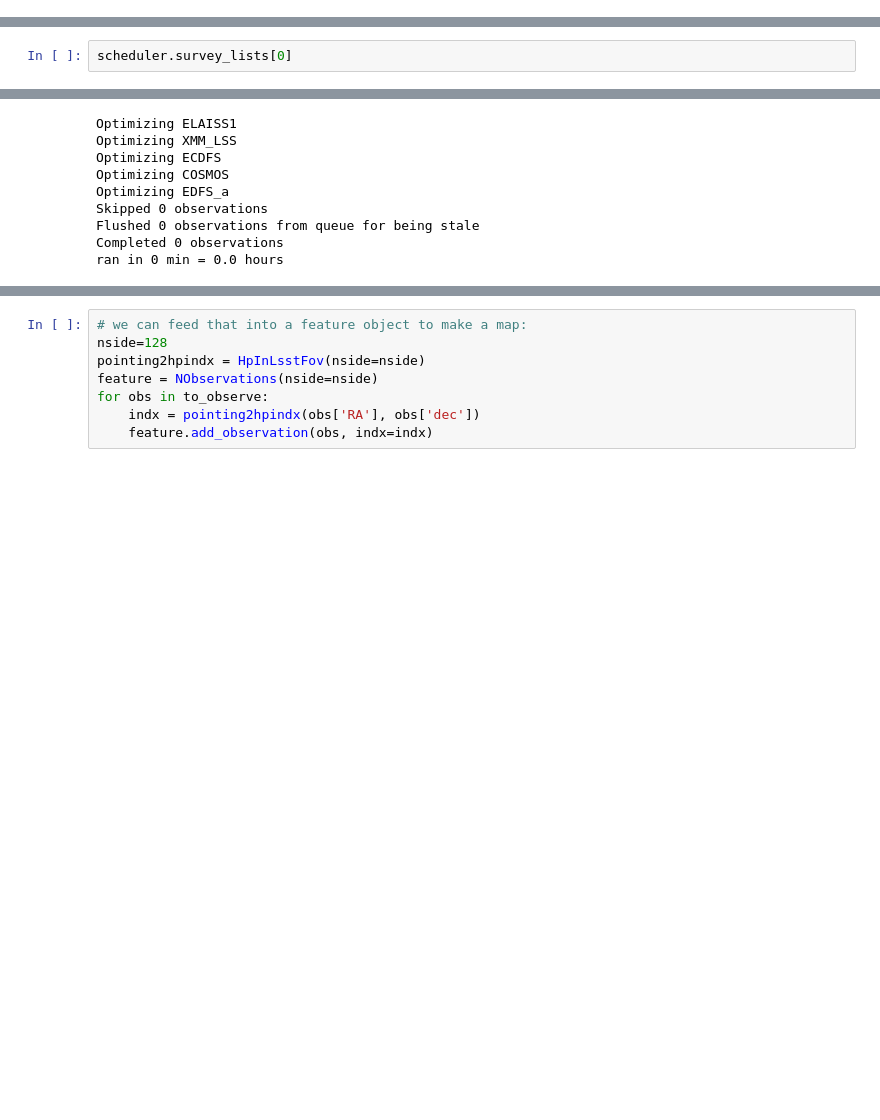
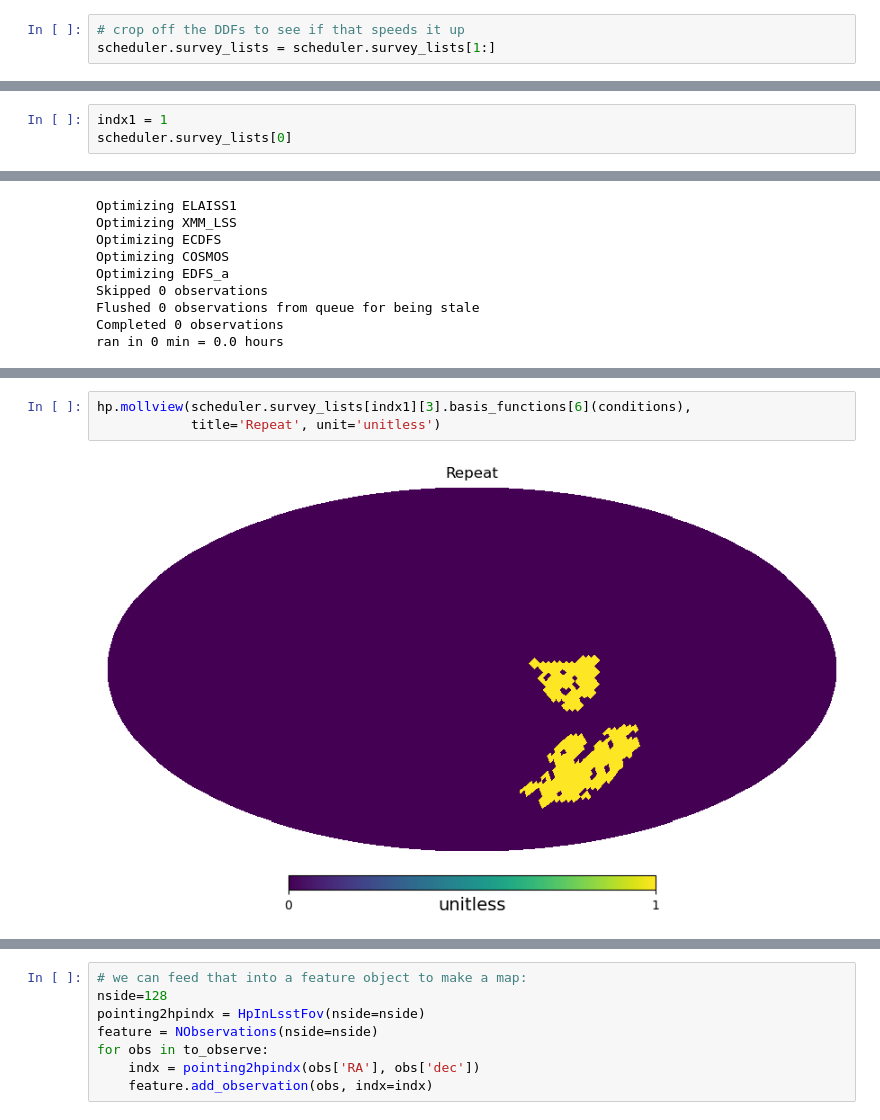
Before and after one commit to lsst-sims/-sims_featureScheduler_runs3.0, a Jupyter notebook: draft2_updated/reload_example.ipynb, the cells around one changed output, grey strips where cells are left out. Drawn from its saved outputs; the diff is of its cells as text; blank space fills up the shorter version.

Commit message:
more plots

```diff
--- a/draft2_updated/reload_example.ipynb
+++ b/draft2_updated/reload_example.ipynb
@@ -43,6 +43,9 @@ Skipped 0 observations
 Flushed 0 observations from queue for being stale
 Completed 0 observations
 ran in 0 min = 0.0 hours
+# %%
+# crop off the DDFs to see if that speeds it up
+scheduler.survey_lists = scheduler.survey_lists[1:]
 # %%
 # Kind of painful and slow. this is why we need to be able to save and restore pickles of the scheduler.
 # Might be the DDFs bogging things down.
@@ -50,5 +53,6 @@ scheduler, observatory = restore_scheduler(200000, scheduler, observatory, 'draf
 # %%
 conditions=observatory.return_conditions()
 # %%
+indx1 = 1
 scheduler.survey_lists[0]
 # %% [output]
@@ -115,4 +120,9 @@ hp.mollview(scheduler.survey_lists[2][3].basis_functions[3](conditions),
             title='Footprint', unit='unitless')
 # %% [output]
 [figure]
+# %%
+hp.mollview(scheduler.survey_lists[indx1][3].basis_functions[6](conditions),
+            title='Repeat', unit='unitless')
+# %% [output]
+[figure, added]
 # %%
```
Also changed, not shown: parts of 10 cells of this notebook.
